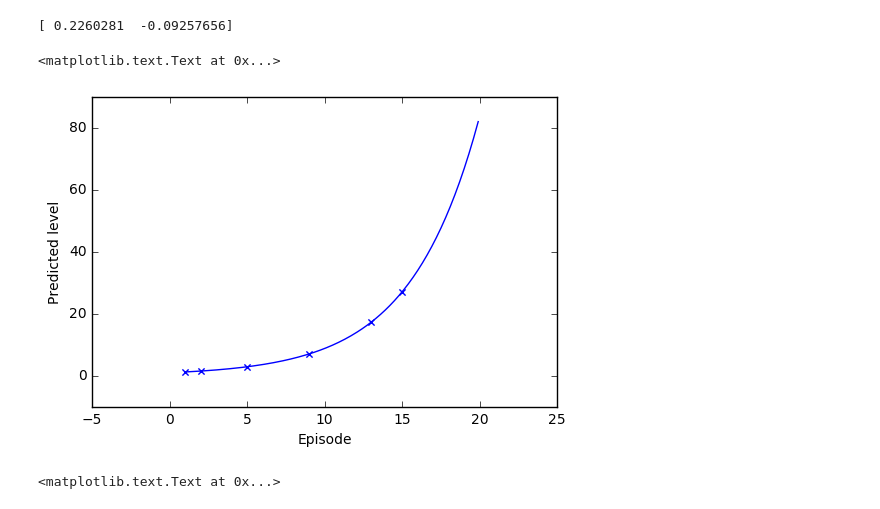
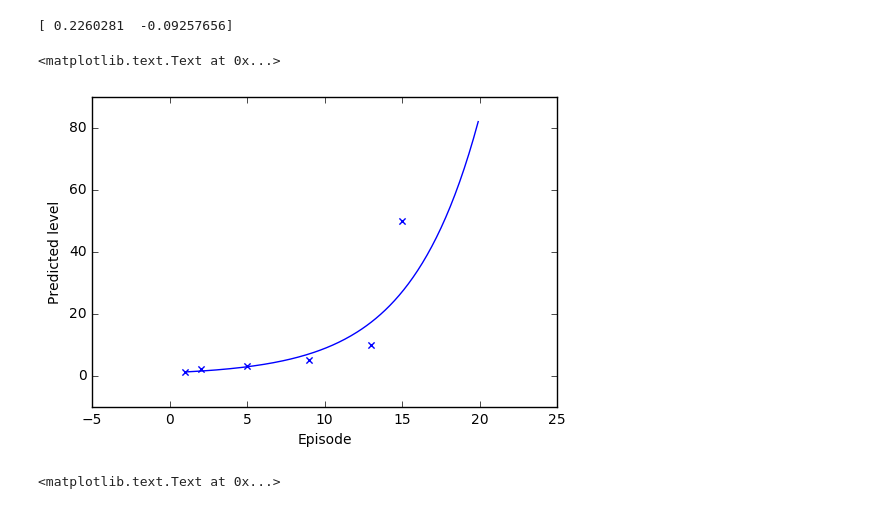
Before and after one commit to sonsongithub/tryJupyter, a Jupyter notebook: rider.ipynb, the cells around one changed output. Saved outputs shown, nothing was run; the diff lists cells and outputs as text; code cells hidden in the pictures.

```diff
--- a/rider.ipynb
+++ b/rider.ipynb
@@ -46,14 +46,16 @@ print(A)
 # %%
 x_p = np.arange(1,20,0.1)
 tmp=A[0]*x_p+A[1]
 y_p=np.exp(tmp)
+x = [1, 2, 5, 9, 13, 15];
+y = [1, 2, 3, 5, 10, 50];
 plt.plot(x_p,y_p)
 plt.scatter(x, y, marker="x")
 plt.xlabel('Episode')
 plt.ylabel('Predicted level')
 # %% [output]
 <matplotlib.text.Text at 0x...>
-[figure, old version]
+[figure, new version]
 # %%
 x_p = np.arange(1,50,0.1)
 tmp=A[0]*x_p+A[1]
```
